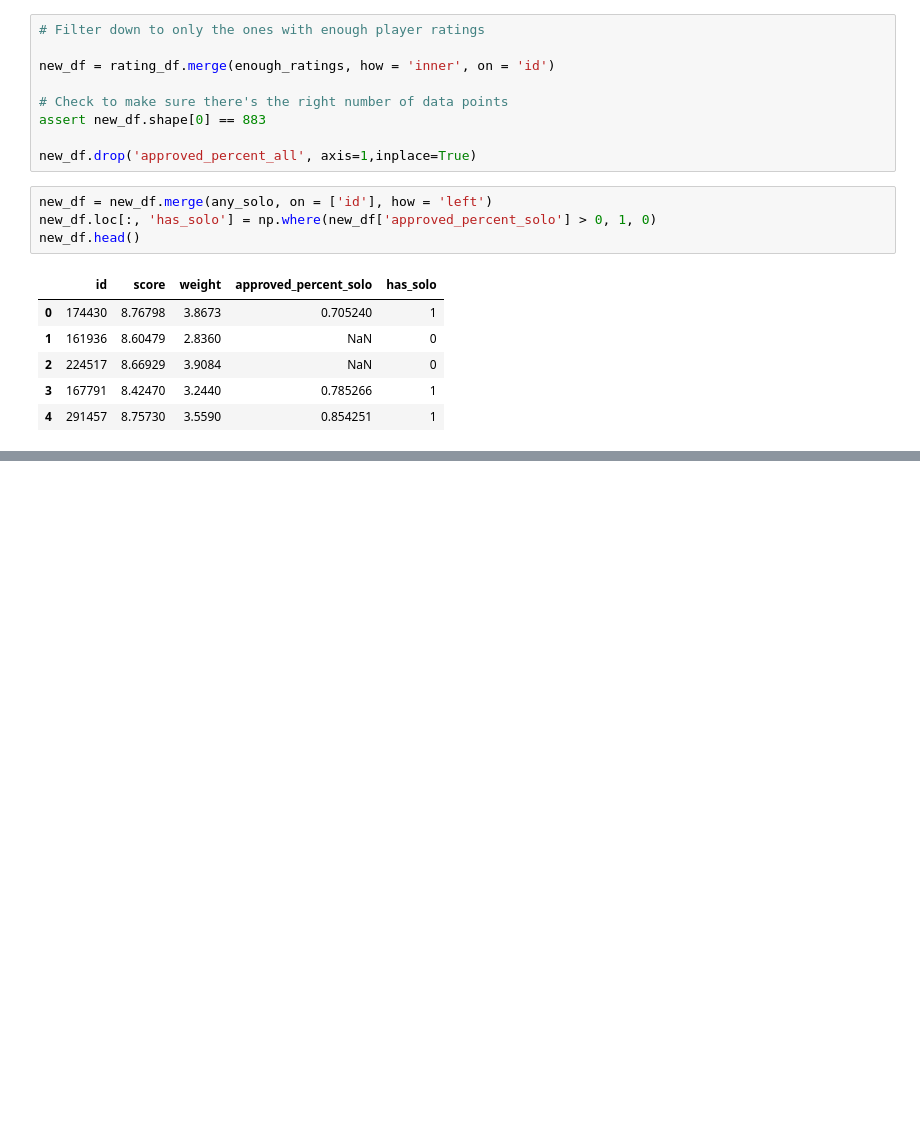
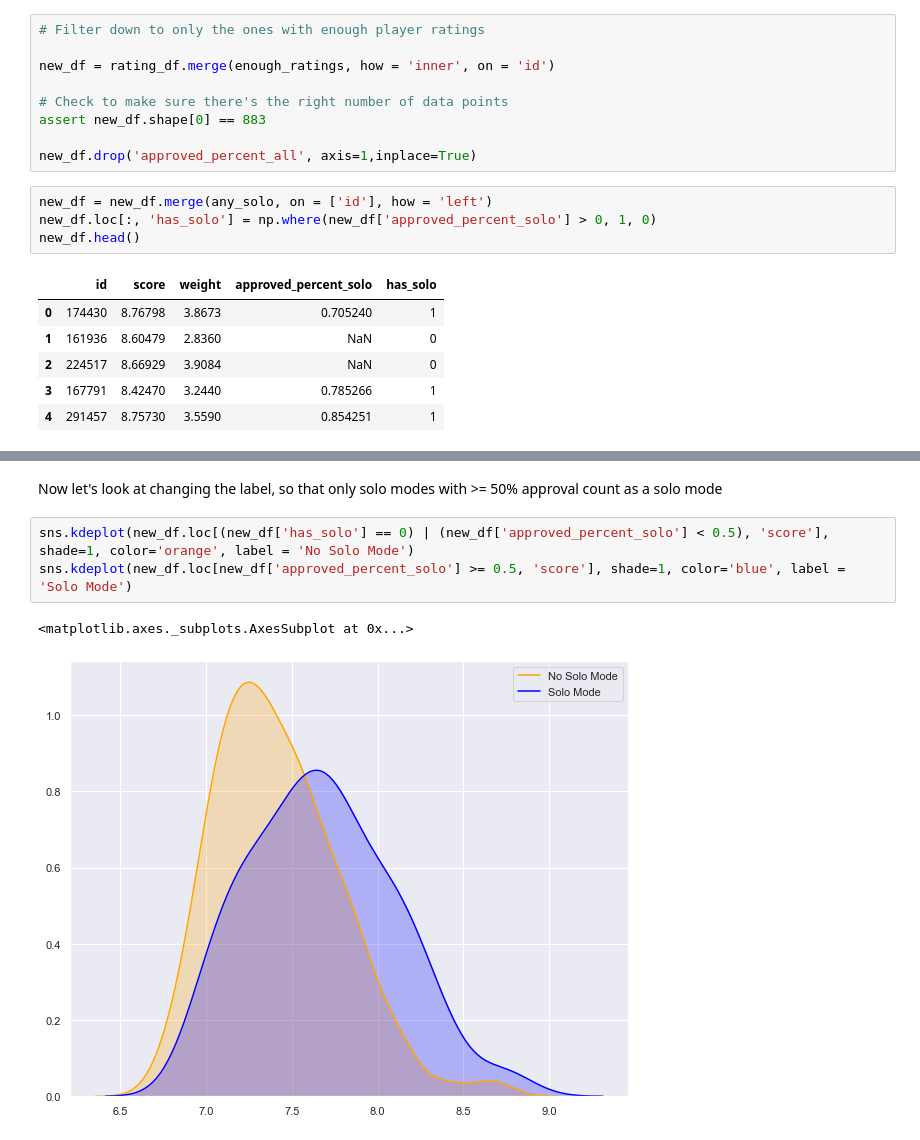
Before and after one commit to MarshallKrakauer/BGGAnalysis, a Jupyter notebook: PlayerCounts.ipynb, the cells around one changed output, grey strips where cells are left out. Drawn from its saved outputs; the diff is of its cells as text; blank space fills up the shorter version.

```diff
--- a/PlayerCounts.ipynb
+++ b/PlayerCounts.ipynb
@@ -185,0 +208,8 @@ False
+# %% [markdown]
+Now let's look at changing the label, so that only solo modes with >= 50% approval count as a solo mode
+# %%
+sns.kdeplot(new_df.loc[(new_df['has_solo'] == 0) | (new_df['approved_percent_solo'] < 0.5), 'score'], shade=1, color='orange', label = 'No Solo Mode')
+sns.kdeplot(new_df.loc[new_df['approved_percent_solo'] >= 0.5, 'score'], shade=1, color='blue', label = 'Solo Mode')
+# %% [output]
+<matplotlib.axes._subplots.AxesSubplot at 0x...>
+[figure, added]
```
Also changed, not shown: parts of 17 cells of this notebook.
